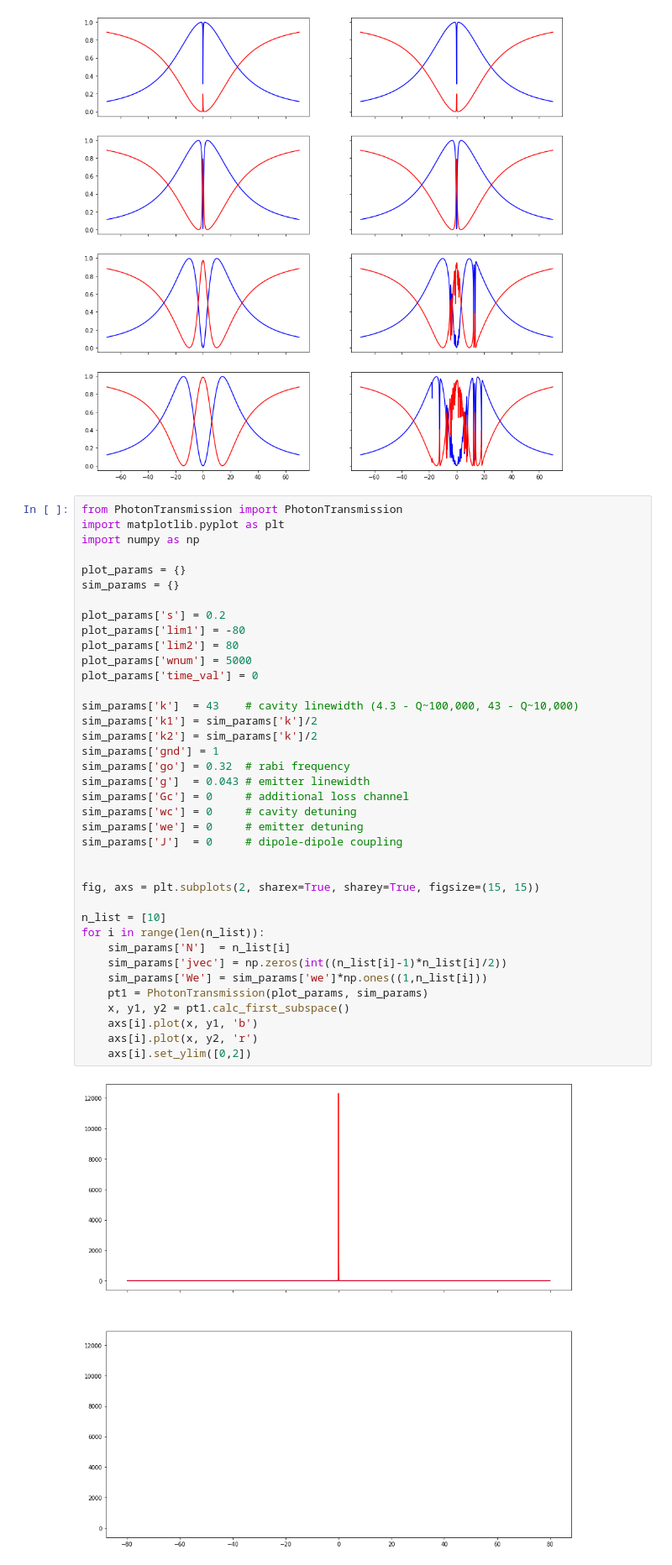
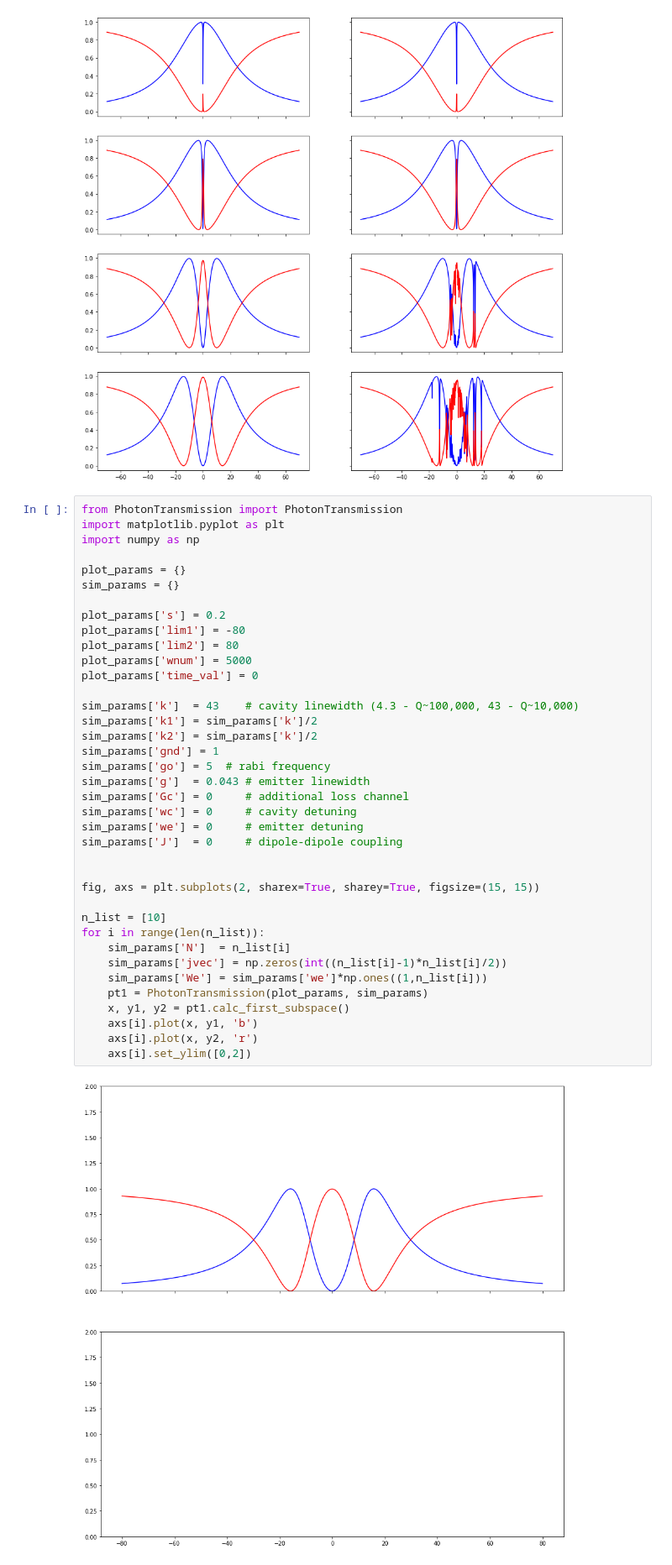
Before and after one commit to melmatt7/cqed_photon_statistics, a Jupyter notebook: testing.ipynb, the cells around one changed output. Shown at 84% size. Cells and saved outputs as stored; diff of their text form.

```diff
--- a/testing.ipynb
+++ b/testing.ipynb
@@ -162,35 +243,35 @@ sim_params = {}
 plot_params['s'] = 0.2
 plot_params['lim1'] = -80
 plot_params['lim2'] = 80
 plot_params['wnum'] = 5000
 plot_params['time_val'] = 0
 
 sim_params['k']  = 43    # cavity linewidth (4.3 - Q~100,000, 43 - Q~10,000)
 sim_params['k1'] = sim_params['k']/2
 sim_params['k2'] = sim_params['k']/2
 sim_params['gnd'] = 1
-sim_params['go'] = 0.32  # rabi frequency
+sim_params['go'] = 5  # rabi frequency
 sim_params['g']  = 0.043 # emitter linewidth
 sim_params['Gc'] = 0     # additional loss channel
 sim_params['wc'] = 0     # cavity detuning
 sim_params['we'] = 0     # emitter detuning
 sim_params['J']  = 0     # dipole-dipole coupling
 
 
 fig, axs = plt.subplots(2, sharex=True, sharey=True, figsize=(15, 15))
 
 n_list = [10]
 for i in range(len(n_list)):
     sim_params['N']  = n_list[i]
     sim_params['jvec'] = np.zeros(int((n_list[i]-1)*n_list[i]/2))
     sim_params['We'] = sim_params['we']*np.ones((1,n_list[i]))
     pt1 = PhotonTransmission(plot_params, sim_params)
     x, y1, y2 = pt1.calc_first_subspace()
     axs[i].plot(x, y1, 'b')
     axs[i].plot(x, y2, 'r')
     axs[i].set_ylim([0,2])
 # %% [output]
-[figure, old version]
+[figure, new version]
 # %%
 from PhotonTransmission import PhotonTransmission
 import matplotlib.pyplot as plt
```
Also changed, not shown: parts of 1 cell of this notebook, 2 other files.
